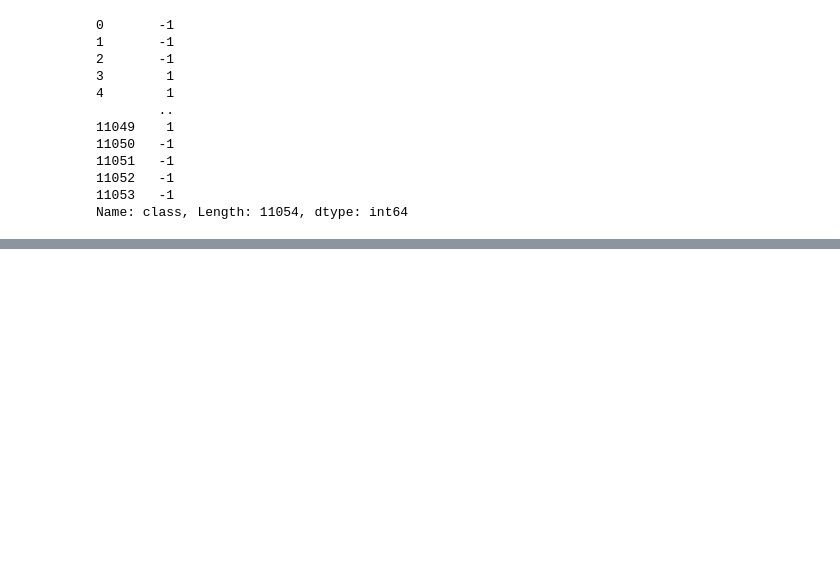
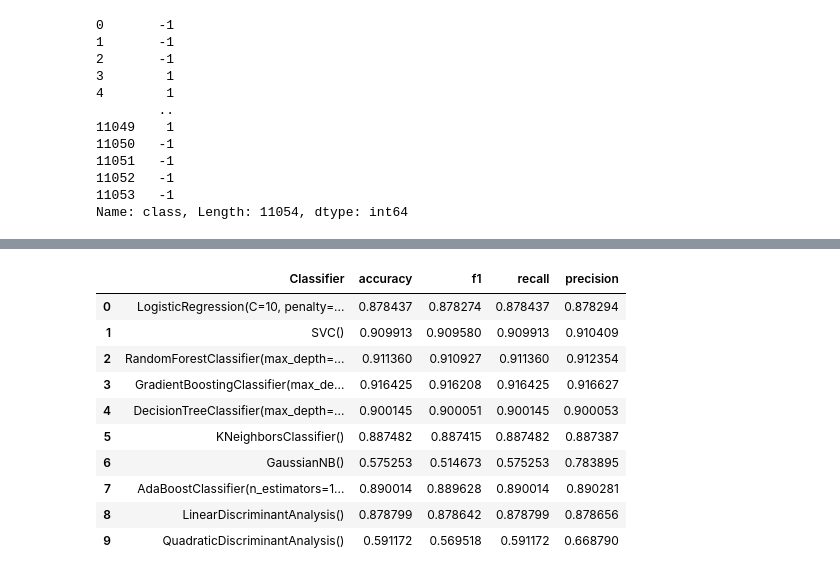
Before and after one commit to phalashi/WISE_203, a Jupyter notebook: phishing_classifer.ipynb, the cells around one changed output, grey strips where cells are left out. Saved outputs shown, nothing was run; the diff lists cells and outputs as text; code cells hidden in the pictures; blank space fills up the shorter version.

```diff
--- a/phishing_classifer.ipynb
+++ b/phishing_classifer.ipynb
@@ -298,0 +334,24 @@ plt.show()
+# %%
+# Creating DataFrame from metrics dictionary
+performance = pd.DataFrame(metrics)
+
+# Adding a column for classifier names
+performance['Classifier'] = list(predictions.keys())
+
+# Reordering columns for better visibility
+performance = performance[['Classifier', 'accuracy', 'f1', 'recall', 'precision']]
+
+# Displaying DataFrame
+performance.head(11)
+# %% [output]
+|  | Classifier | accuracy | f1 | recall | precision |
+| 0 | LogisticRegression(C=10, penalty=... | 0.878437 | 0.878274 | 0.878437 | 0.878294 |
+| 1 | SVC() | 0.909913 | 0.909580 | 0.909913 | 0.910409 |
+| 2 | RandomForestClassifier(max_depth=... | 0.911360 | 0.910927 | 0.911360 | 0.912354 |
+| 3 | GradientBoostingClassifier(max_de... | 0.916425 | 0.916208 | 0.916425 | 0.916627 |
+| 4 | DecisionTreeClassifier(max_depth=... | 0.900145 | 0.900051 | 0.900145 | 0.900053 |
+| 5 | KNeighborsClassifier() | 0.887482 | 0.887415 | 0.887482 | 0.887387 |
+| 6 | GaussianNB() | 0.575253 | 0.514673 | 0.575253 | 0.783895 |
+| 7 | AdaBoostClassifier(n_estimators=1... | 0.890014 | 0.889628 | 0.890014 | 0.890281 |
+| 8 | LinearDiscriminantAnalysis() | 0.878799 | 0.878642 | 0.878799 | 0.878656 |
+| 9 | QuadraticDiscriminantAnalysis() | 0.591172 | 0.569518 | 0.591172 | 0.668790 |
```
Also changed, not shown: parts of 8 cells of this notebook, 21 other files.
